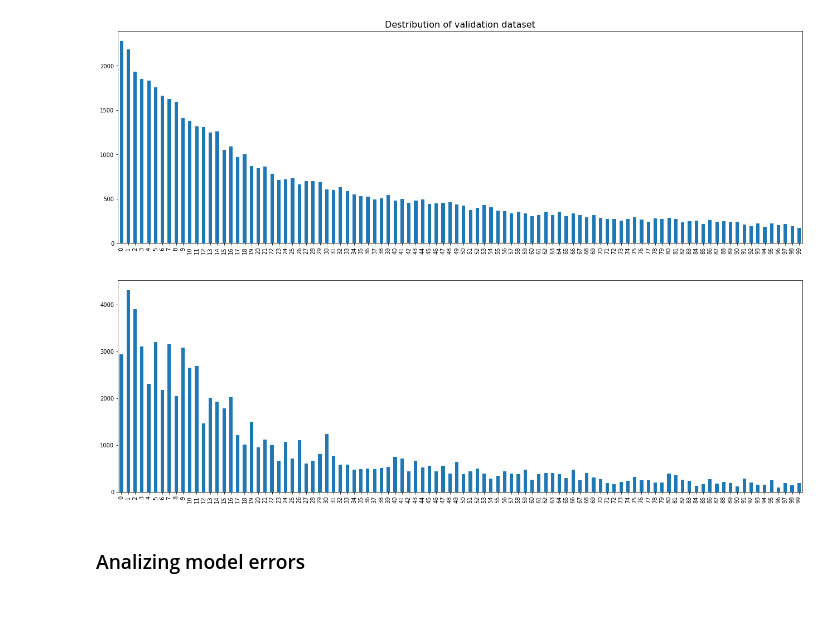
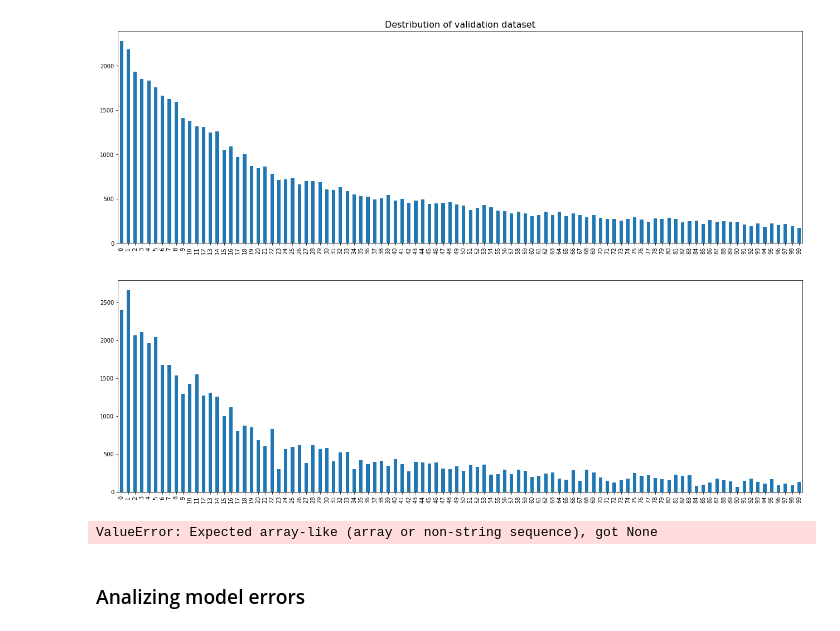
Before and after one commit to Dmitry513/YandexFinal, a Jupyter notebook: Texts multilabel-classification.ipynb, the cells around one changed output. Cells and saved outputs as stored; diff of their text form; code cells hidden in the pictures.

```diff
--- a/Texts multilabel-classification.ipynb
+++ b/Texts multilabel-classification.ipynb
@@ -173,7 +173,7 @@ def fthreshold(x, th):
 
 fthreshold = np.vectorize(fthreshold)
 # %%
-model = LogisticRegression(C=3)
+model = LogisticRegression(C=3, penalty='l2')
 clf = OneVsRestClassifier(model, n_jobs=-1)
 clf.fit(X_train, Y_train)
 # %% [output]
@@ -200,6 +200,6 @@ plt.title('Destribution of validation dataset', size=16)
 Text(0.5, 1.0, 'Destribution of validation dataset')
 [figure]
 # %%
-gettagsdist(fthreshold(preds, 0.10))
+gettagsdist(fthreshold(preds, 0.2))
 # %% [output]
-[figure, old version]
+[figure, new version]
@@ -206,3 +249,7 @@ gettagsdist(fthreshold(preds, 0.10))
+# %%
+f1_score(Y_val, preds, average='samples')
+# %% [output]
+ValueError: Expected array-like (array or non-string sequence), got None
 # %% [markdown]
 ### Analizing model errors
 # %%
```
Also changed, not shown: parts of 9 cells of this notebook.
